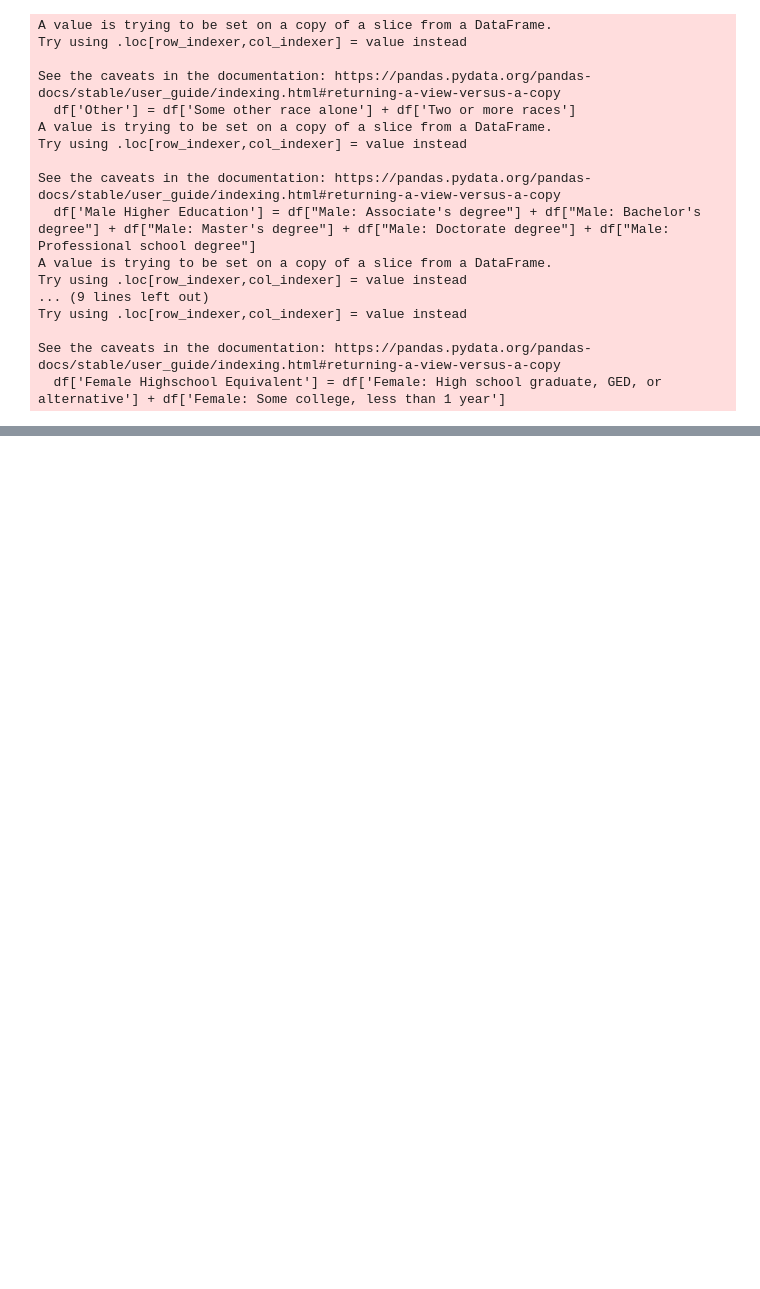
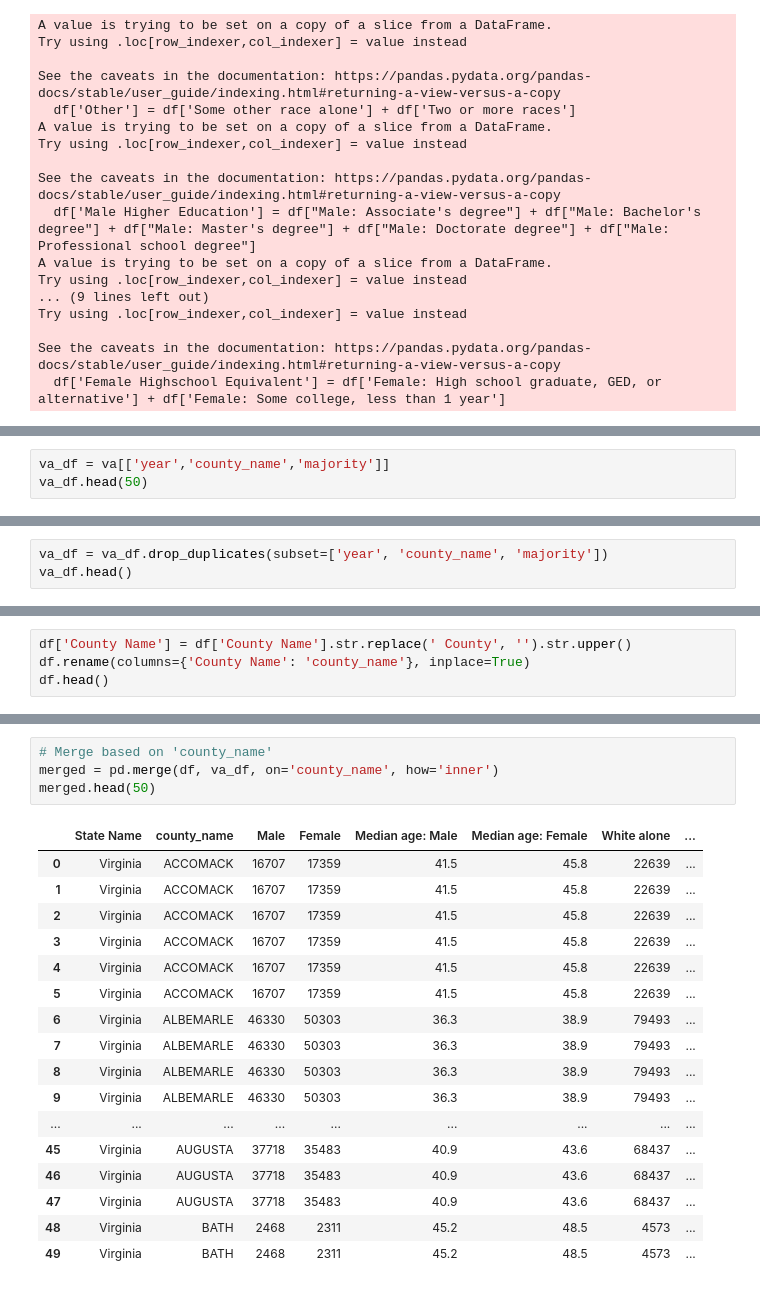
Before and after one commit to kirsten-fung/project_voting, a Jupyter notebook: voting_cleaning2.ipynb, the cells around one changed output, grey strips where cells are left out. Drawn from its saved outputs; the diff is of its cells as text; blank space fills up the shorter version.

```diff
--- a/voting_cleaning2.ipynb
+++ b/voting_cleaning2.ipynb
@@ -86,0 +145,3 @@ X_country.corr()
+# %%
+va_df = va[['year','county_name','majority']]
+va_df.head(50)
@@ -86,0 +166,3 @@ X_country.corr()
+# %%
+va_df = va_df.drop_duplicates(subset=['year', 'county_name', 'majority'])
+va_df.head()
@@ -86,0 +176,4 @@ X_country.corr()
+# %%
+df['County Name'] = df['County Name'].str.replace(' County', '').str.upper()
+df.rename(columns={'County Name': 'county_name'}, inplace=True)
+df.head()
@@ -86,0 +187,22 @@ X_country.corr()
+# %%
+# Merge based on 'county_name'
+merged = pd.merge(df, va_df, on='county_name', how='inner')
+merged.head(50)
+# %% [output]
+|  | State Name | county_name | Male | Female | Median age: Male | Median age: Female | White alone | ... |
+| 0 | Virginia | ACCOMACK | 16707 | 17359 | 41.5 | 45.8 | 22639 | ... |
+| 1 | Virginia | ACCOMACK | 16707 | 17359 | 41.5 | 45.8 | 22639 | ... |
+| 2 | Virginia | ACCOMACK | 16707 | 17359 | 41.5 | 45.8 | 22639 | ... |
+| 3 | Virginia | ACCOMACK | 16707 | 17359 | 41.5 | 45.8 | 22639 | ... |
+| 4 | Virginia | ACCOMACK | 16707 | 17359 | 41.5 | 45.8 | 22639 | ... |
+| 5 | Virginia | ACCOMACK | 16707 | 17359 | 41.5 | 45.8 | 22639 | ... |
+| 6 | Virginia | ALBEMARLE | 46330 | 50303 | 36.3 | 38.9 | 79493 | ... |
+| 7 | Virginia | ALBEMARLE | 46330 | 50303 | 36.3 | 38.9 | 79493 | ... |
+| 8 | Virginia | ALBEMARLE | 46330 | 50303 | 36.3 | 38.9 | 79493 | ... |
+| 9 | Virginia | ALBEMARLE | 46330 | 50303 | 36.3 | 38.9 | 79493 | ... |
+| ... | ... | ... | ... | ... | ... | ... | ... | ... |
+| 45 | Virginia | AUGUSTA | 37718 | 35483 | 40.9 | 43.6 | 68437 | ... |
+| 46 | Virginia | AUGUSTA | 37718 | 35483 | 40.9 | 43.6 | 68437 | ... |
+| 47 | Virginia | AUGUSTA | 37718 | 35483 | 40.9 | 43.6 | 68437 | ... |
+| 48 | Virginia | BATH | 2468 | 2311 | 45.2 | 48.5 | 4573 | ... |
+| 49 | Virginia | BATH | 2468 | 2311 | 45.2 | 48.5 | 4573 | ... |
```
Also changed, not shown: parts of 8 cells of this notebook.
